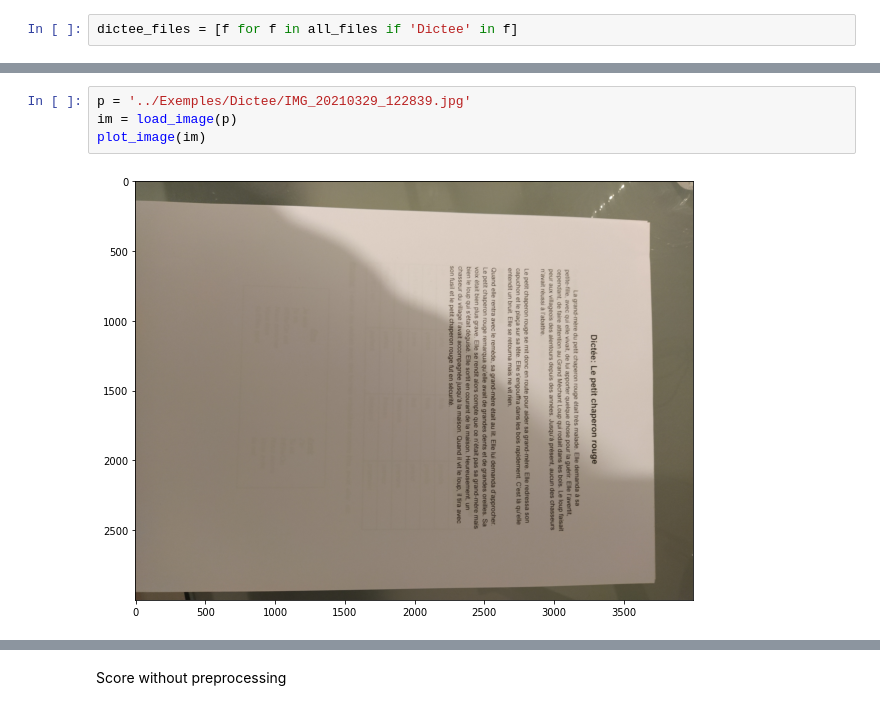
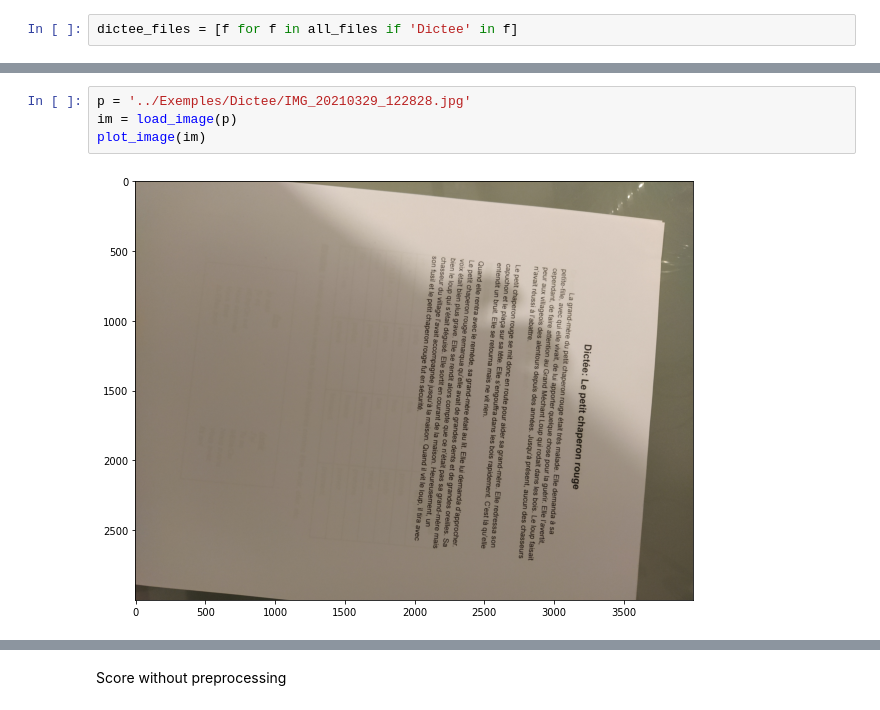
Before and after one commit to dataforgoodfr/batch9_dyslexia, a Jupyter notebook: notebooks/3_score_on_pipeline.ipynb, the cells around one changed output, grey strips where cells are left out. Drawn from its saved outputs; the diff is of its cells as text.

```diff
--- a/notebooks/3_score_on_pipeline.ipynb
+++ b/notebooks/3_score_on_pipeline.ipynb
@@ -102,9 +141,9 @@ compare_df = get_scores_from_files(dictee_files, dictee_truth_path)
 # %%
-p = '../Exemples/Dictee/IMG_20210329_122839.jpg'
+p = '../Exemples/Dictee/IMG_20210329_122828.jpg'
 im = load_image(p)
 plot_image(im)
 # %% [output]
-[figure, old version]
+[figure, new version]
 # %%
 compare_df
 # %% [output]
```
Also changed, not shown: parts of 6 cells of this notebook, 1 other file.
